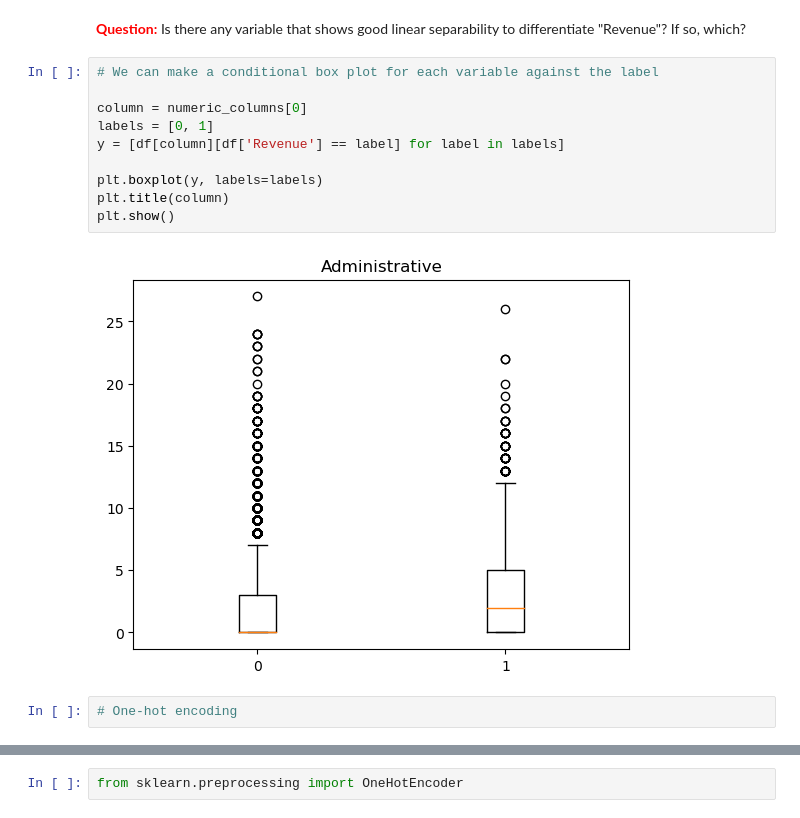
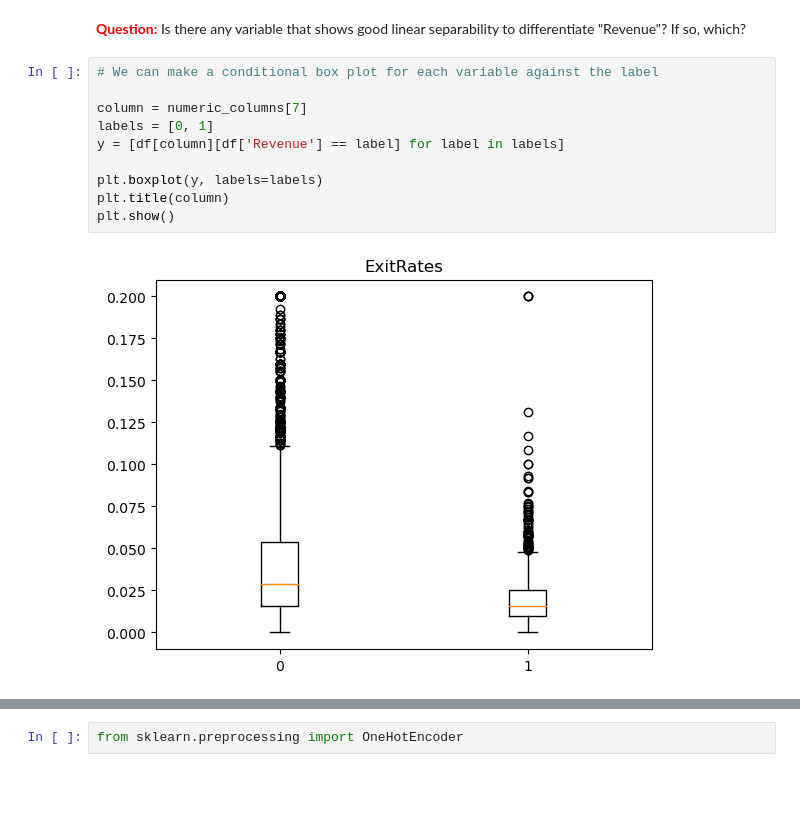
Before and after one commit to LKN-SP/MS9002, a Jupyter notebook: Hackathon/Hackathon.ipynb, the cells around one changed output, grey strips where cells are left out. Saved outputs shown, nothing was run; the diff lists cells and outputs as text; blank space fills up the shorter version.

```diff
--- a/Hackathon/Hackathon.ipynb
+++ b/Hackathon/Hackathon.ipynb
@@ -123,14 +123,12 @@ Index(['Administrative', 'Administrative_Duration', 'Informational',
 # %%
 # We can make a conditional box plot for each variable against the label
 
-column = numeric_columns[0]
+column = numeric_columns[7]
 labels = [0, 1]
 y = [df[column][df['Revenue'] == label] for label in labels]
 
 plt.boxplot(y, labels=labels)
 plt.title(column)
 plt.show()
 # %% [output]
-[figure, old version]
+[figure, new version]
-# %%
-# One-hot encoding
```
Also changed, not shown: parts of 24 cells of this notebook.
